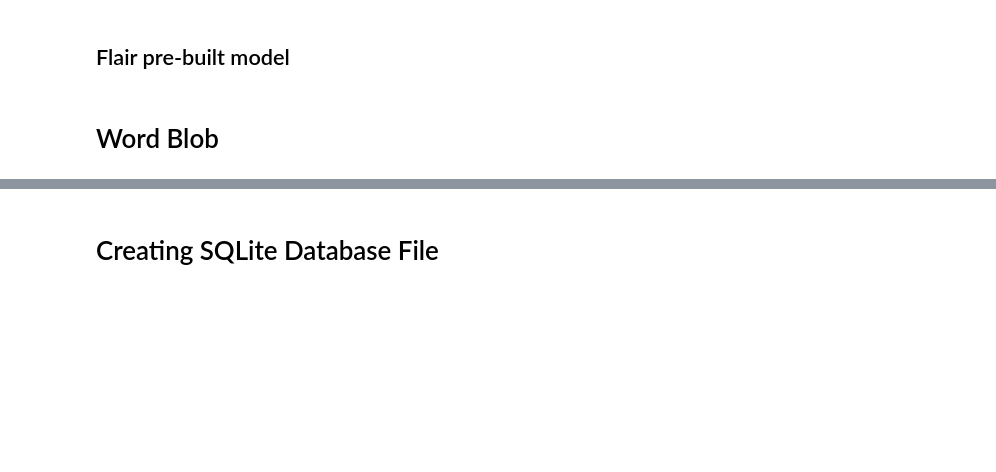
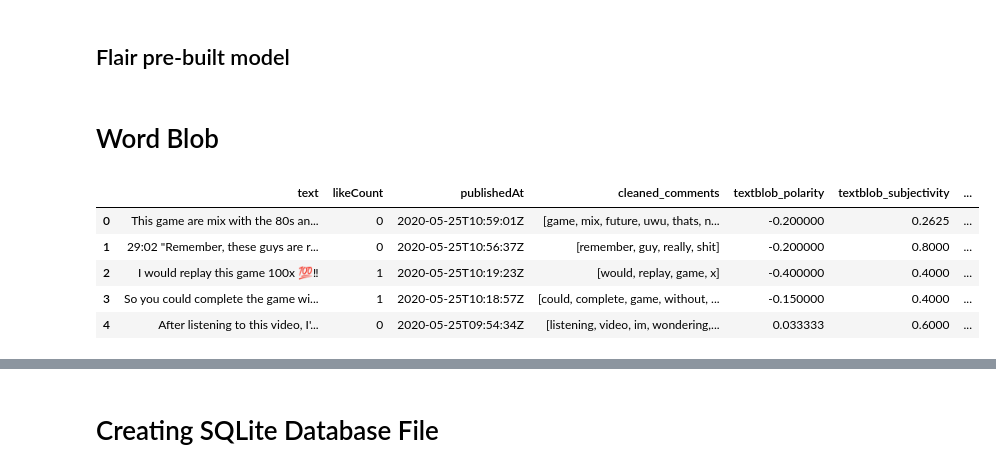
Before and after one commit to abrar-uddin/Cyberpunk-2077-Sentiment-Analysis, a Jupyter notebook: code/Cyberpunk Sentiment Analysis.ipynb, the cells around one changed output, grey strips where cells are left out. Saved outputs shown, nothing was run; the diff lists cells and outputs as text; code cells hidden in the pictures; blank space fills up the shorter version.

```diff
--- a/code/Cyberpunk Sentiment Analysis.ipynb
+++ b/code/Cyberpunk Sentiment Analysis.ipynb
@@ -116,4 +116,13 @@ model_results.to_csv('../data/model_results.csv')
 # Word Blob
 # %%
 df = pd.read_json("../data/sentiment_analysis.csv")
+# %%
+df.head()
+# %% [output]
+|  | text | likeCount | publishedAt | cleaned_comments | textblob_polarity | textblob_subjectivity | ... |
+| 0 | This game are mix with the 80s an... | 0 | 2020-05-25T10:59:01Z | [game, mix, future, uwu, thats, n... | -0.200000 | 0.2625 | ... |
+| 1 | 29:02 "Remember, these guys are r... | 0 | 2020-05-25T10:56:37Z | [remember, guy, really, shit] | -0.200000 | 0.8000 | ... |
+| 2 | I would replay this game 100x 💯‼ | 1 | 2020-05-25T10:19:23Z | [would, replay, game, x] | -0.400000 | 0.4000 | ... |
+| 3 | So you could complete the game wi... | 1 | 2020-05-25T10:18:57Z | [could, complete, game, without, ... | -0.150000 | 0.4000 | ... |
+| 4 | After listening to this video, I'... | 0 | 2020-05-25T09:54:34Z | [listening, video, im, wondering,... | 0.033333 | 0.6000 | ... |
 # %%
```
Also changed, not shown: parts of 2 cells of this notebook, 1 other file.
